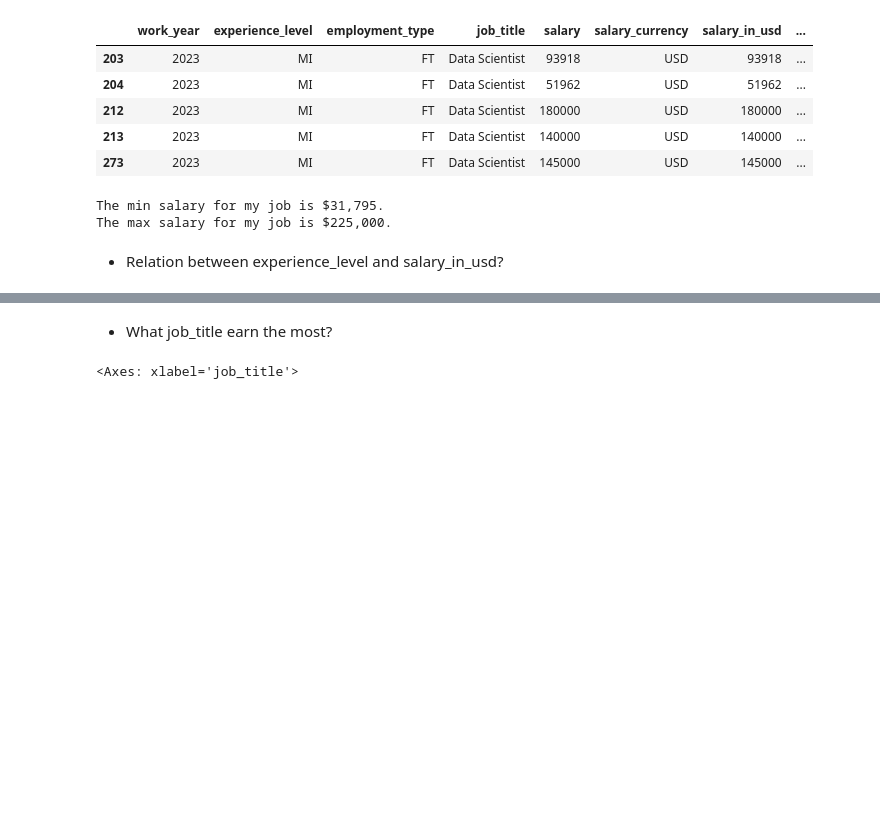
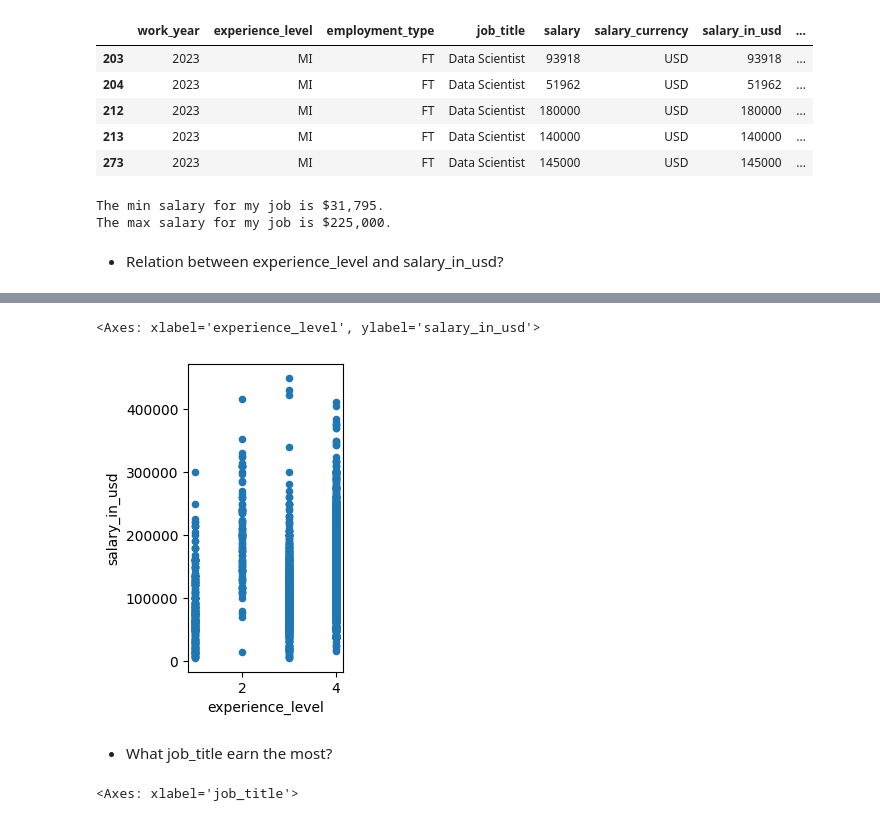
Before and after one commit to luumsk/NSU_Python, a Jupyter notebook: nbs/assignments/Practice.ipynb, the cells around one changed output, grey strips where cells are left out. Cells and saved outputs as stored; diff of their text form; code cells hidden in the pictures; blank space fills up the shorter version.

```diff
--- a/nbs/assignments/Practice.ipynb
+++ b/nbs/assignments/Practice.ipynb
@@ -260,3 +262,14 @@ df.plot(kind="scatter", x="experience_level", y="salary_in_usd")
+# %%
+temp = df.replace({
+    "EN": 1,
+    "EX": 2,
+    "MI": 3,
+    "SE": 4,
+})
+temp.plot(kind="scatter", x="experience_level", y="salary_in_usd", figsize=(2,4))
+# %% [output]
+<Axes: xlabel='experience_level', ylabel='salary_in_usd'>
+[figure, added]
 # %% [markdown]
 - What job_title earn the most?
 # %%
```
Also changed, not shown: parts of 9 cells of this notebook.
